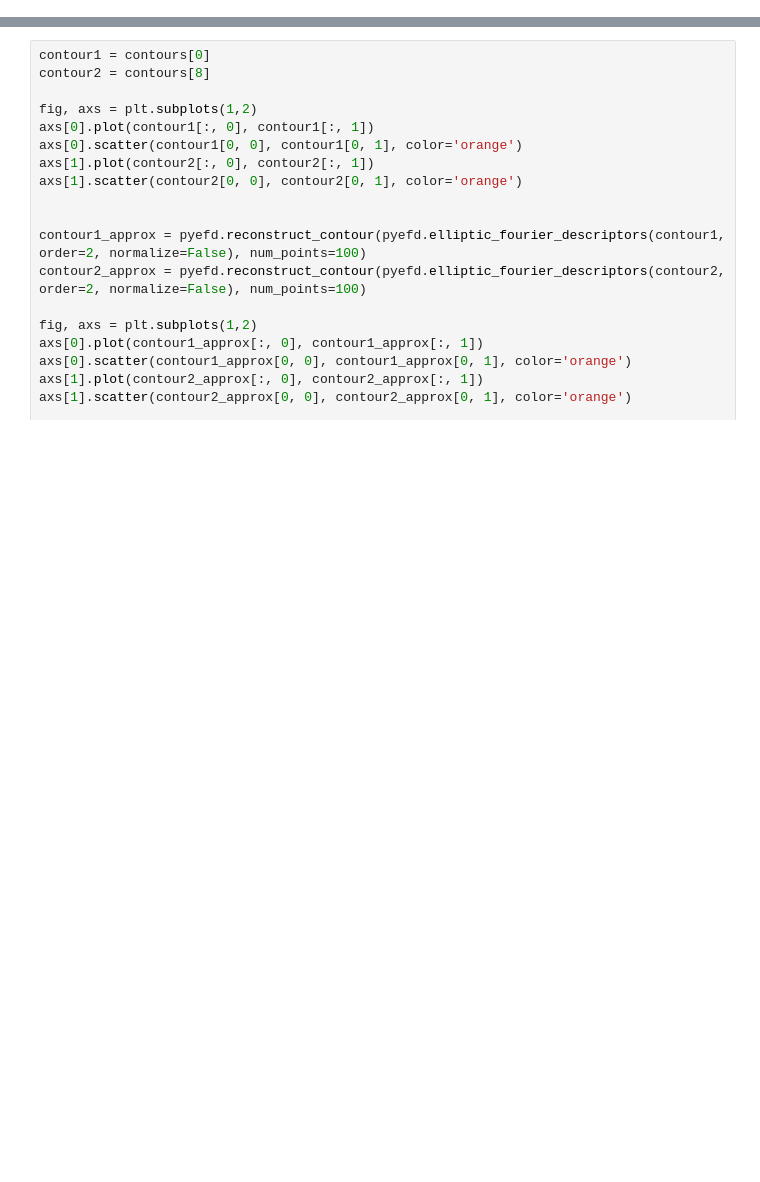
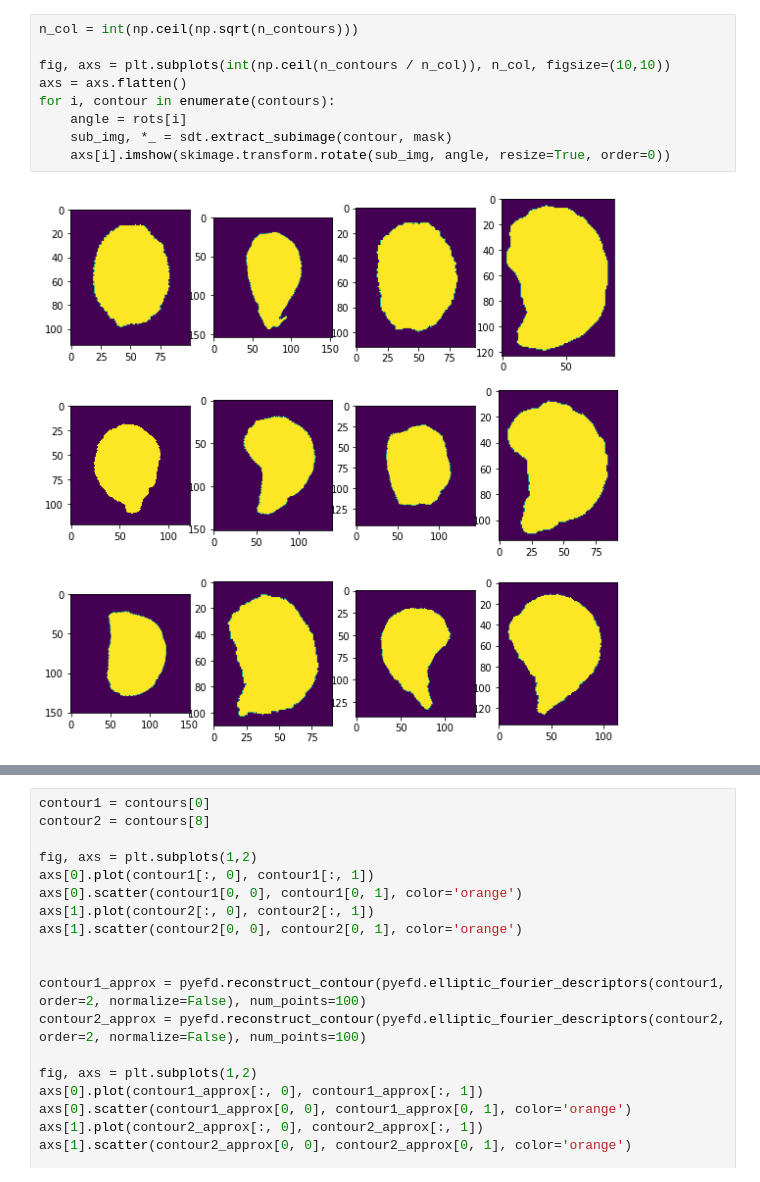
Before and after one commit to TankredO/seed_detector, a Jupyter notebook: tests.ipynb, the cells around one changed output, grey strips where cells are left out. Saved outputs shown, nothing was run; the diff lists cells and outputs as text; blank space fills up the shorter version.

```diff
--- a/tests.ipynb
+++ b/tests.ipynb
@@ -148,0 +96,11 @@ for i, contour in enumerate(contours_rot):
+# %%
+n_col = int(np.ceil(np.sqrt(n_contours)))
+
+fig, axs = plt.subplots(int(np.ceil(n_contours / n_col)), n_col, figsize=(10,10))
+axs = axs.flatten()
+for i, contour in enumerate(contours):
+    angle = rots[i]
+    sub_img, *_ = sdt.extract_subimage(contour, mask)
+    axs[i].imshow(skimage.transform.rotate(sub_img, angle, resize=True, order=0))
+# %% [output]
+[figure, added]
```
Also changed, not shown: parts of 7 cells of this notebook, 1 other file.
